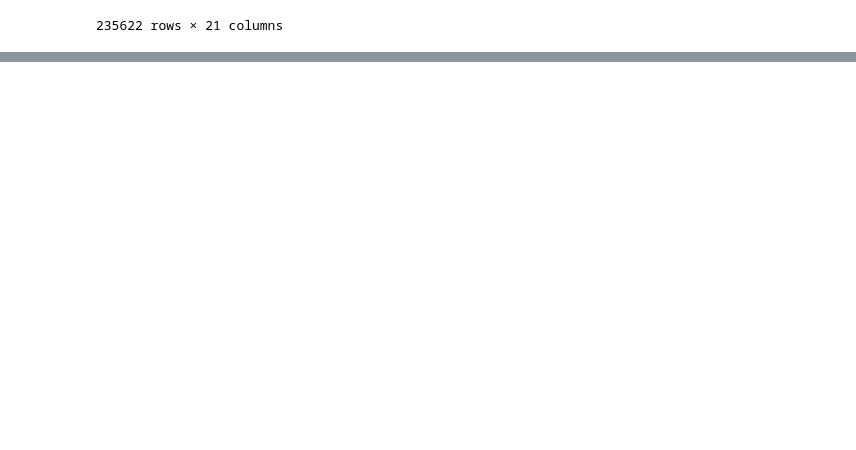
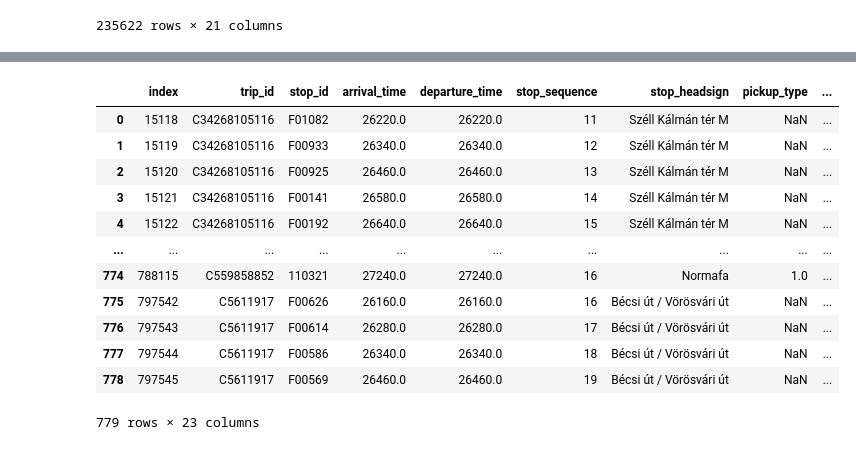
Before and after one commit to BGera89/Big_Data_Homework, a Jupyter notebook: playground_notebook.ipynb, the cells around one changed output, grey strips where cells are left out. Saved outputs shown, nothing was run; the diff lists cells and outputs as text; code cells hidden in the pictures; blank space fills up the shorter version.

```diff
--- a/playground_notebook.ipynb
+++ b/playground_notebook.ipynb
@@ -702,4 +631,0 @@ geometry_df
-# %%
-distances=[]
-for i,k in zip(geometry_df["x_coor"], geometry_df["y_coor"]):
-    distances.append(geopy.distance.geodesic(I_building, (k,i)).m)
@@ -772,11 +733,12 @@ fig.show()
 #Create a list that stores the linestrings of pathways that intercept the stops in the
 # previus DataFrame
 points_with_linestr=[]
+points=[]
 for i in shapes["geometry"]:
     for k in pathways_7_8["geometry"]:
         if (i.distance(k)<1e-8) and i not in points_with_linestr:
-            #x,y=i.coords.xy
-            #points_intercept.append((tuple(x), tuple(y)))
+            points.append(k)
+
             points_with_linestr.append(i)
 # %%
 # now we filter the shapes with these strings so it only contains the routes
@@ -820,3 +782,12 @@ stops_intercept
 #and we filter for time from 7:15-7:50 like before
 stops_intercept_7_8=stops_intercept[stops_intercept["arrival_time"]<28200]
 stops_intercept_7_8=stops_intercept_7_8[stops_intercept_7_8["arrival_time"]>26100]
+#and add the short names
+values_dict=dict(zip(routes["route_id"], routes["route_short_name"]))
+short_names=[]
+for i in stops_intercept_7_8["route_id"]:
+    for k in values_dict:
+        if i==k:
+            short_names.append(values_dict[k])
+stops_intercept_7_8["short_names"]=short_names
+stops_intercept_7_8
@@ -822,0 +859,9 @@ stops_intercept_7_8=stops_intercept_7_8[stops_intercept_7_8["arrival_time"]>2610
+# %%
+my=dict(zip(stops_intercept_7_8["trip_id"],stops_intercept_7_8["short_names"]))
+temp=[]
+res={}
+for i,k in my.items():
+    if k not in temp:
+        temp.append(k)
+        res[i]=k
+res
@@ -822,0 +886,18 @@ stops_intercept_7_8=stops_intercept_7_8[stops_intercept_7_8["arrival_time"]>2610
+# %%
+intercept_one=stops_intercept_7_8[stops_intercept_7_8["trip_id"].isin(res.keys())]
+intercept_one.reset_index(inplace=True)
+intercept_one
+# %% [output]
+|  | index | trip_id | stop_id | arrival_time | departure_time | stop_sequence | stop_headsign | pickup_type | ... |
+| 0 | 15118 | C34268105116 | F01082 | 26220.0 | 26220.0 | 11 | Széll Kálmán tér M | NaN | ... |
+| 1 | 15119 | C34268105116 | F00933 | 26340.0 | 26340.0 | 12 | Széll Kálmán tér M | NaN | ... |
+| 2 | 15120 | C34268105116 | F00925 | 26460.0 | 26460.0 | 13 | Széll Kálmán tér M | NaN | ... |
+| 3 | 15121 | C34268105116 | F00141 | 26580.0 | 26580.0 | 14 | Széll Kálmán tér M | NaN | ... |
+| 4 | 15122 | C34268105116 | F00192 | 26640.0 | 26640.0 | 15 | Széll Kálmán tér M | NaN | ... |
+| ... | ... | ... | ... | ... | ... | ... | ... | ... | ... |
+| 774 | 788115 | C559858852 | 110321 | 27240.0 | 27240.0 | 16 | Normafa | 1.0 | ... |
+| 775 | 797542 | C5611917 | F00626 | 26160.0 | 26160.0 | 16 | Bécsi út / Vörösvári út | NaN | ... |
+| 776 | 797543 | C5611917 | F00614 | 26280.0 | 26280.0 | 17 | Bécsi út / Vörösvári út | NaN | ... |
+| 777 | 797544 | C5611917 | F00586 | 26340.0 | 26340.0 | 18 | Bécsi út / Vörösvári út | NaN | ... |
+| 778 | 797545 | C5611917 | F00569 | 26460.0 | 26460.0 | 19 | Bécsi út / Vörösvári út | NaN | ... |
+779 rows × 23 columns
```
Also changed, not shown: parts of 71 cells of this notebook.
